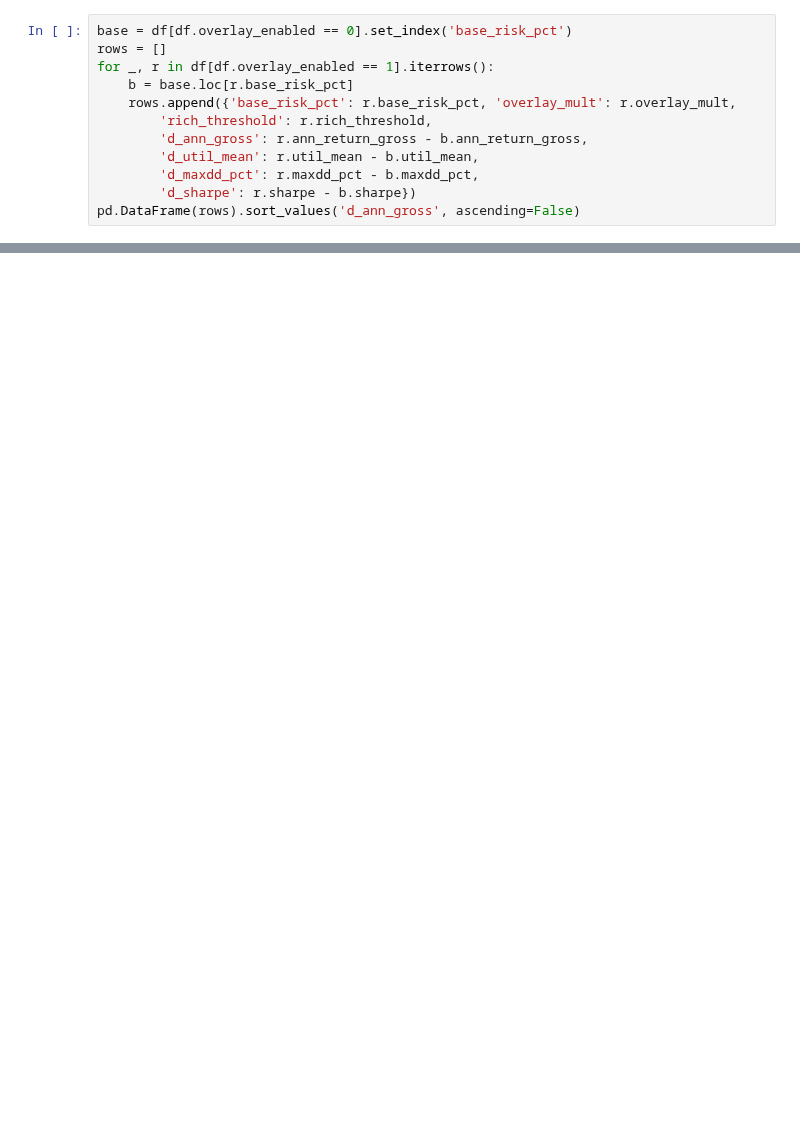
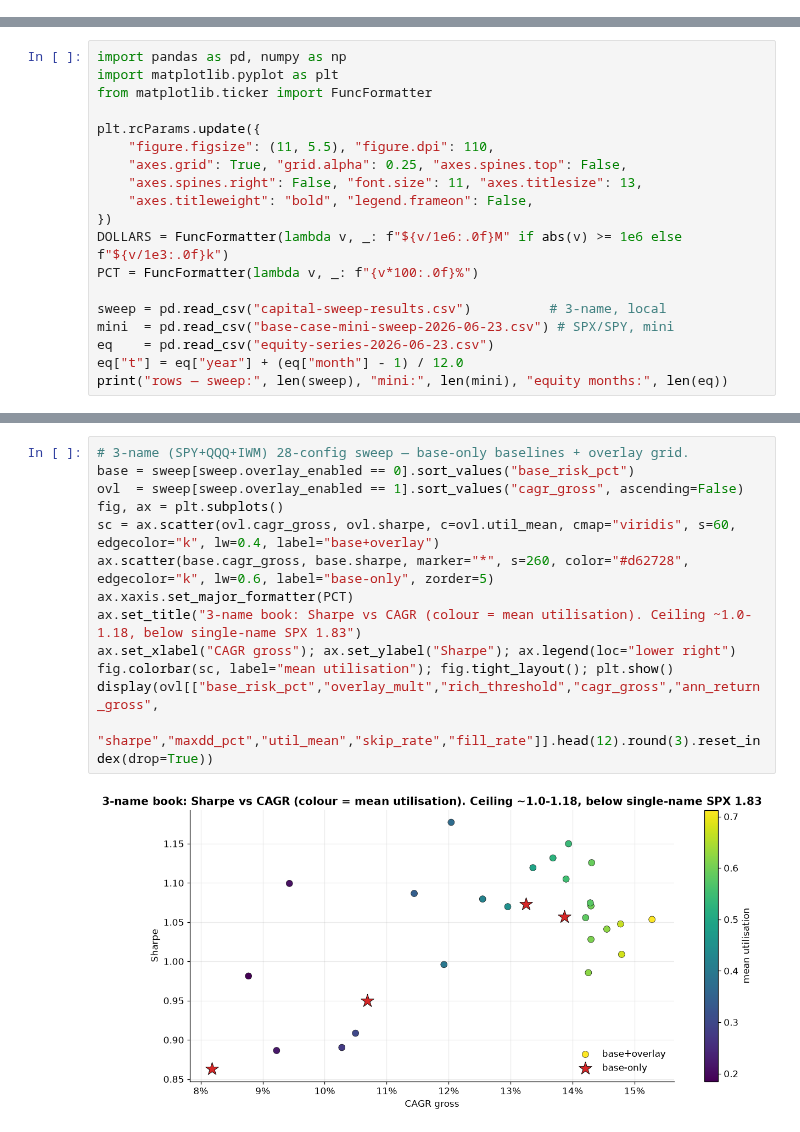
Before and after one commit to moremeds/argon, a Jupyter notebook: docs/research/vrp/macro-capital-utilisation-findings.ipynb, the cells around one changed output, grey strips where cells are left out. Saved outputs shown, nothing was run; the diff lists cells and outputs as text; blank space fills up the shorter version.

```diff
--- a/docs/research/vrp/macro-capital-utilisation-findings.ipynb
+++ b/docs/research/vrp/macro-capital-utilisation-findings.ipynb
@@ -22,12 +0,0 @@ Compare each base+overlay cell against its base-only sibling at the same `base_r
-# %%
-base = df[df.overlay_enabled == 0].set_index('base_risk_pct')
-rows = []
-for _, r in df[df.overlay_enabled == 1].iterrows():
-    b = base.loc[r.base_risk_pct]
-    rows.append({'base_risk_pct': r.base_risk_pct, 'overlay_mult': r.overlay_mult,
-        'rich_threshold': r.rich_threshold,
-        'd_ann_gross': r.ann_return_gross - b.ann_return_gross,
-        'd_util_mean': r.util_mean - b.util_mean,
-        'd_maxdd_pct': r.maxdd_pct - b.maxdd_pct,
-        'd_sharpe': r.sharpe - b.sharpe})
-pd.DataFrame(rows).sort_values('d_ann_gross', ascending=False)
@@ -33,0 +7,19 @@ pd.DataFrame(rows).sort_values('d_ann_gross', ascending=False)
+# %%
+import pandas as pd, numpy as np
+import matplotlib.pyplot as plt
+from matplotlib.ticker import FuncFormatter
+
+plt.rcParams.update({
+    "figure.figsize": (11, 5.5), "figure.dpi": 110,
+    "axes.grid": True, "grid.alpha": 0.25, "axes.spines.top": False,
+    "axes.spines.right": False, "font.size": 11, "axes.titlesize": 13,
+    "axes.titleweight": "bold", "legend.frameon": False,
+})
+DOLLARS = FuncFormatter(lambda v, _: f"${v/1e6:.0f}M" if abs(v) >= 1e6 else f"${v/1e3:.0f}k")
+PCT = FuncFormatter(lambda v, _: f"{v*100:.0f}%")
+
+sweep = pd.read_csv("capital-sweep-results.csv")          # 3-name, local
+mini  = pd.read_csv("base-case-mini-sweep-2026-06-23.csv") # SPX/SPY, mini
+eq    = pd.read_csv("equity-series-2026-06-23.csv")
+eq["t"] = eq["year"] + (eq["month"] - 1) / 12.0
+print("rows — sweep:", len(sweep), "mini:", len(mini), "equity months:", len(eq))
@@ -33,0 +157,15 @@ pd.DataFrame(rows).sort_values('d_ann_gross', ascending=False)
+# %%
+# 3-name (SPY+QQQ+IWM) 28-config sweep — base-only baselines + overlay grid.
+base = sweep[sweep.overlay_enabled == 0].sort_values("base_risk_pct")
+ovl  = sweep[sweep.overlay_enabled == 1].sort_values("cagr_gross", ascending=False)
+fig, ax = plt.subplots()
+sc = ax.scatter(ovl.cagr_gross, ovl.sharpe, c=ovl.util_mean, cmap="viridis", s=60, edgecolor="k", lw=0.4, label="base+overlay")
+ax.scatter(base.cagr_gross, base.sharpe, marker="*", s=260, color="#d62728", edgecolor="k", lw=0.6, label="base-only", zorder=5)
+ax.xaxis.set_major_formatter(PCT)
+ax.set_title("3-name book: Sharpe vs CAGR (colour = mean utilisation). Ceiling ~1.0-1.18, below single-name SPX 1.83")
+ax.set_xlabel("CAGR gross"); ax.set_ylabel("Sharpe"); ax.legend(loc="lower right")
+fig.colorbar(sc, label="mean utilisation"); fig.tight_layout(); plt.show()
+display(ovl[["base_risk_pct","overlay_mult","rich_threshold","cagr_gross","ann_return_gross",
+             "sharpe","maxdd_pct","util_mean","skip_rate","fill_rate"]].head(12).round(3).reset_index(drop=True))
+# %% [output]
+[figure, added]
```
Also changed, not shown: parts of 20 cells of this notebook, 6 other files.
